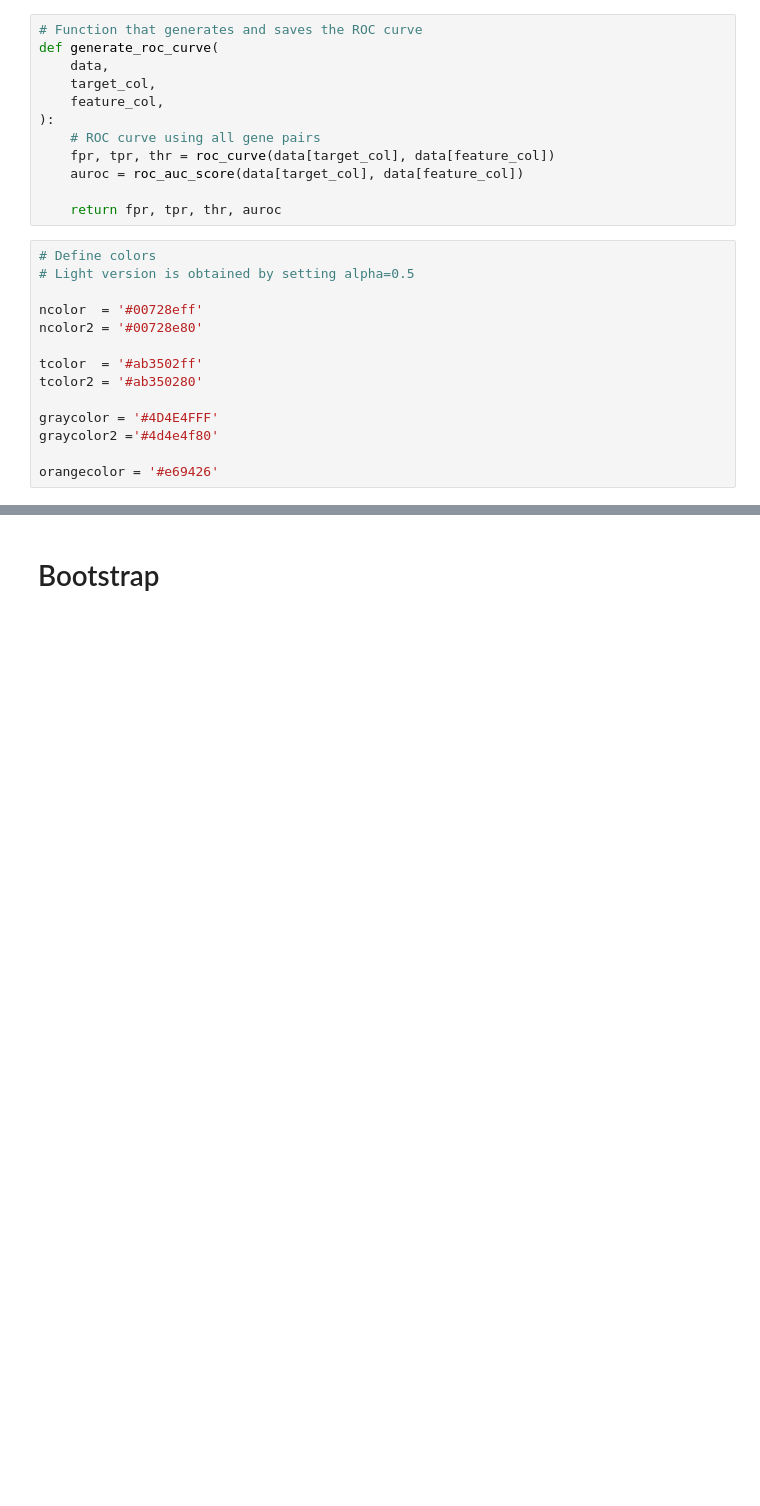
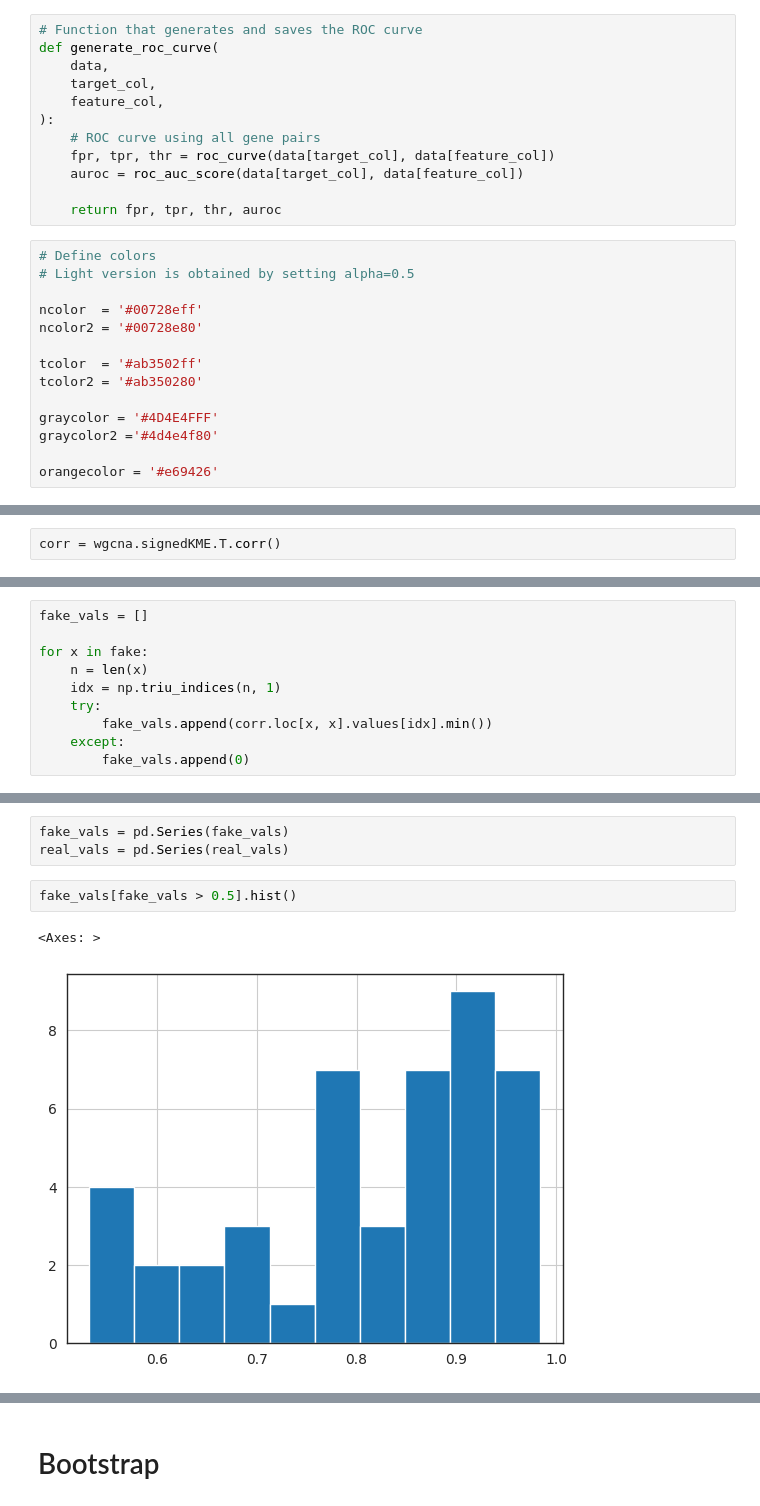
Before and after one commit to lorenzoamir/cci_circuits_paper_2025, a Jupyter notebook: code/notebook.ipynb, the cells around one changed output, grey strips where cells are left out. Drawn from its saved outputs; the diff is of its cells as text; blank space fills up the shorter version.

```diff
--- a/code/notebook.ipynb
+++ b/code/notebook.ipynb
@@ -52,0 +192,2 @@ orangecolor = '#e69426'
+# %%
+corr = wgcna.signedKME.T.corr()
@@ -52,0 +268,10 @@ orangecolor = '#e69426'
+# %%
+fake_vals = []
+
+for x in fake:
+    n = len(x)
+    idx = np.triu_indices(n, 1)
+    try:
+        fake_vals.append(corr.loc[x, x].values[idx].min())
+    except:
+        fake_vals.append(0)
@@ -52,0 +322,8 @@ orangecolor = '#e69426'
+# %%
+fake_vals = pd.Series(fake_vals)
+real_vals = pd.Series(real_vals)
+# %%
+fake_vals[fake_vals > 0.5].hist()
+# %% [output]
+<Axes: >
+[figure, added]
```
Also changed, not shown: parts of 30 cells of this notebook, 3 other files.
